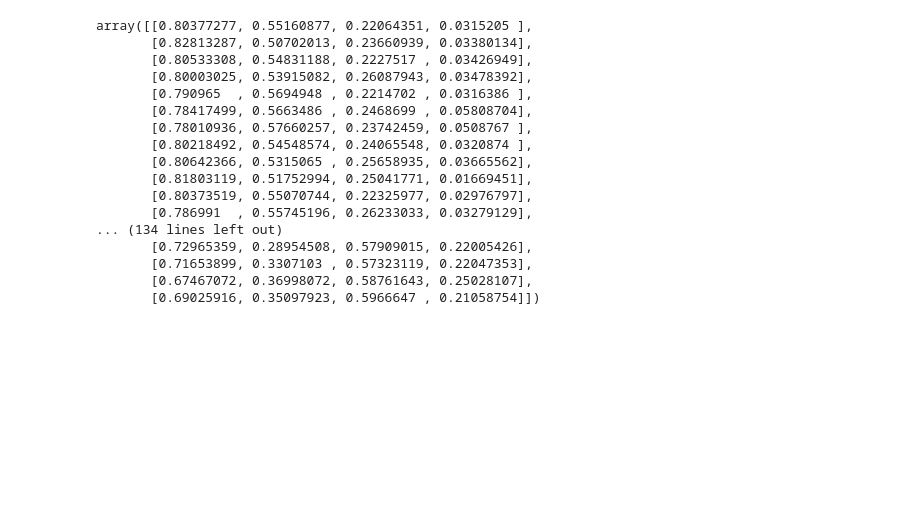
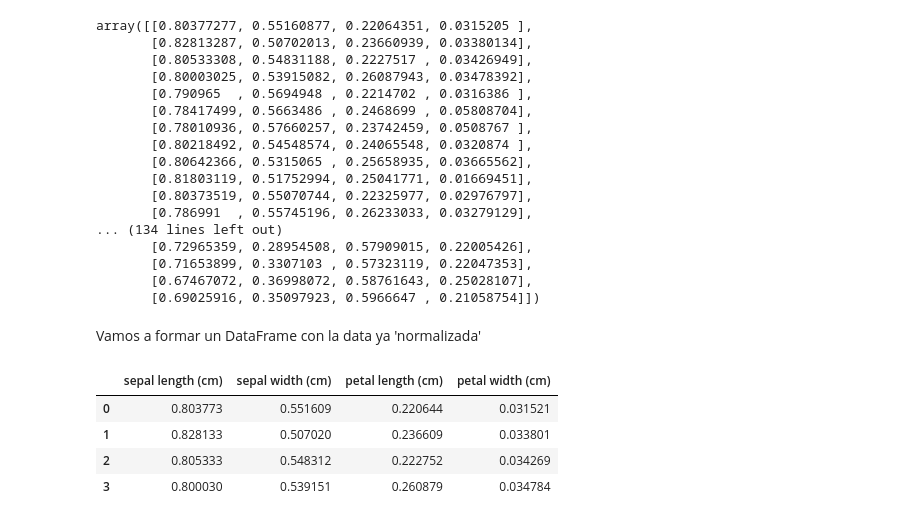
Before and after one commit to Sergio-Ibarra-1795/Diplomado_UNAM_DC_Full_gitHub, a Jupyter notebook: Modulo7_Aprendizaje_NO_supervisado/Modulo7_Practica1.ipynb, the cells around one changed output. Cells and saved outputs as stored; diff of their text form; code cells hidden in the pictures; blank space fills up the shorter version.

```diff
--- a/Modulo7_Aprendizaje_NO_supervisado/Modulo7_Practica1.ipynb
+++ b/Modulo7_Aprendizaje_NO_supervisado/Modulo7_Practica1.ipynb
@@ -140,3 +142,15 @@ array([[0.80377277, 0.55160877, 0.22064351, 0.0315205 ],
        [0.71653899, 0.3307103 , 0.57323119, 0.22047353],
        [0.67467072, 0.36998072, 0.58761643, 0.25028107],
        [0.69025916, 0.35097923, 0.5966647 , 0.21058754]])
+# %% [markdown]
+Vamos a formar un DataFrame con la data ya 'normalizada'
+# %%
+frame_iris_jerarquico_scaled = pd.DataFrame(iris_jerarquico_scaled, columns=X_iris.columns)
+
+frame_iris_jerarquico_scaled.head(4)
+# %% [output]
+|  | sepal length (cm) | sepal width (cm) | petal length (cm) | petal width (cm) |
+| 0 | 0.803773 | 0.551609 | 0.220644 | 0.031521 |
+| 1 | 0.828133 | 0.507020 | 0.236609 | 0.033801 |
+| 2 | 0.805333 | 0.548312 | 0.222752 | 0.034269 |
+| 3 | 0.800030 | 0.539151 | 0.260879 | 0.034784 |
```
Also changed, not shown: parts of 24 cells of this notebook, 1 other file.
